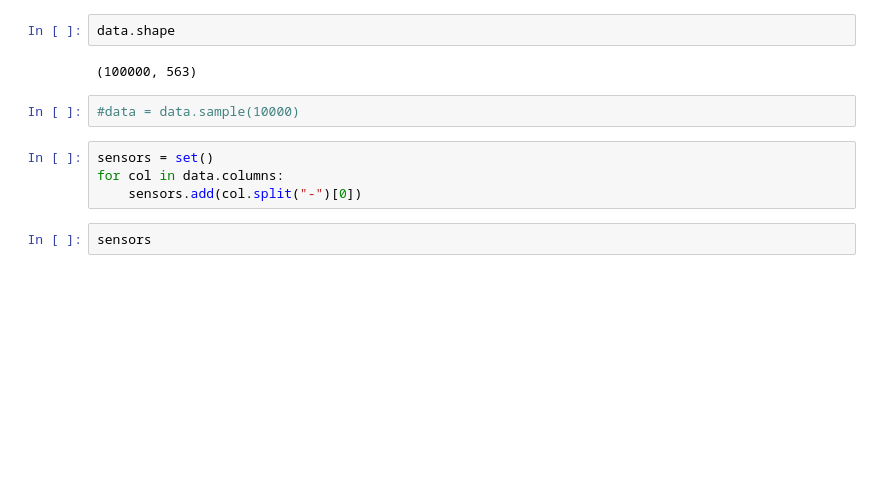
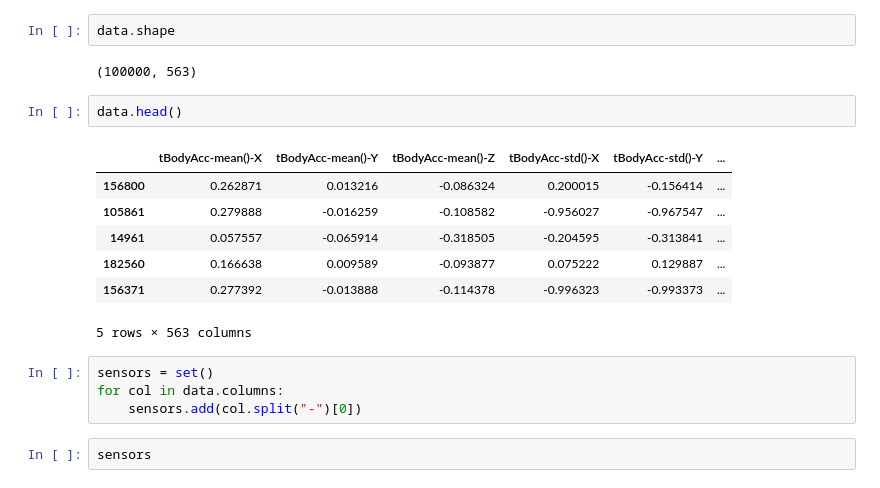
Before and after one commit to ashishpal2702/HumanActivityrecognition, a Jupyter notebook: notebook/Classification_POC.ipynb, the cells around one changed output. Saved outputs shown, nothing was run; the diff lists cells and outputs as text; blank space fills up the shorter version.

```diff
--- a/notebook/Classification_POC.ipynb
+++ b/notebook/Classification_POC.ipynb
@@ -53,8 +53,16 @@ data = pd.read_parquet(filepath)
 data.shape
 # %% [output]
 (100000, 563)
-# %%
-#data = data.sample(10000)
+# %%
+data.head()
+# %% [output]
+|  | tBodyAcc-mean()-X | tBodyAcc-mean()-Y | tBodyAcc-mean()-Z | tBodyAcc-std()-X | tBodyAcc-std()-Y | ... |
+| 156800 | 0.262871 | 0.013216 | -0.086324 | 0.200015 | -0.156414 | ... |
+| 105861 | 0.279888 | -0.016259 | -0.108582 | -0.956027 | -0.967547 | ... |
+| 14961 | 0.057557 | -0.065914 | -0.318505 | -0.204595 | -0.313841 | ... |
+| 182560 | 0.166638 | 0.009589 | -0.093877 | 0.075222 | 0.129887 | ... |
+| 156371 | 0.277392 | -0.013888 | -0.114378 | -0.996323 | -0.993373 | ... |
+5 rows × 563 columns
 # %%
 sensors = set()
 for col in data.columns:
```
Also changed, not shown: parts of 18 cells of this notebook, 4 other files.
